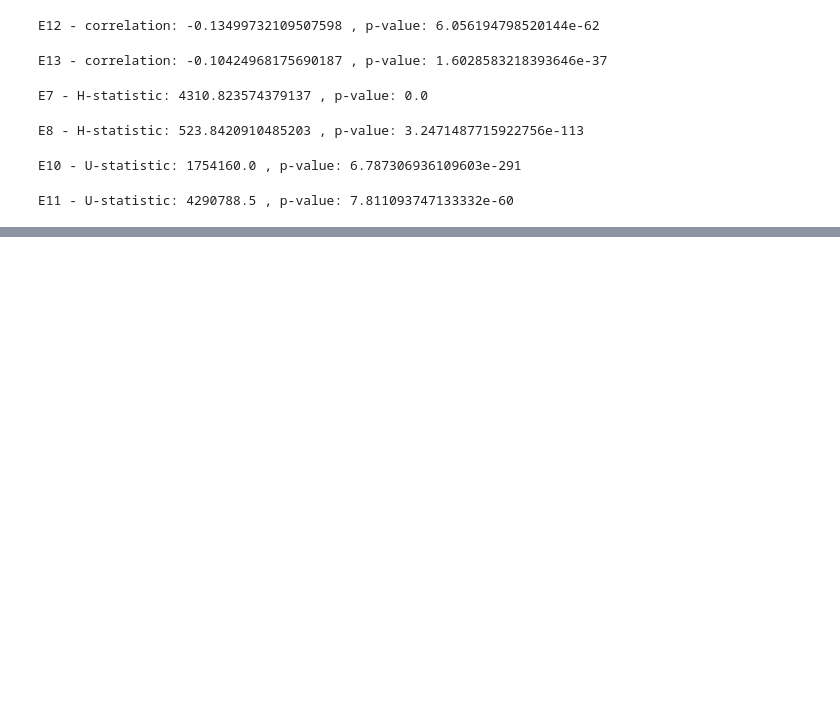
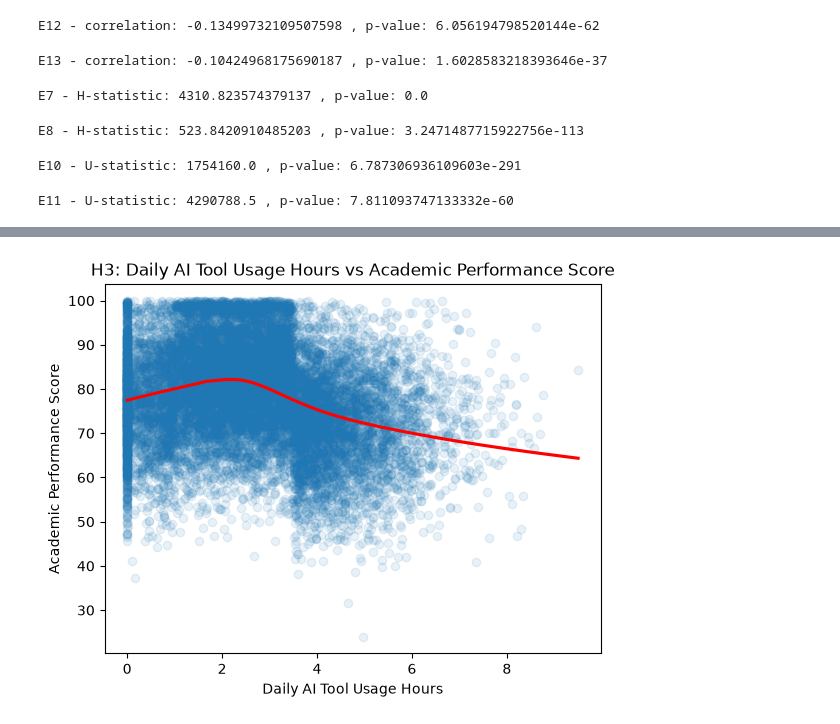
Before and after one commit to parthsharmaww-ai/student-ai-socialmedia-impact, a Jupyter notebook: notebooks/02_hypothesis_testing.ipynb, the cells around one changed output, grey strips where cells are left out. Drawn from its saved outputs; the diff is of its cells as text; code cells hidden in the pictures; blank space fills up the shorter version.

```diff
--- a/notebooks/02_hypothesis_testing.ipynb
+++ b/notebooks/02_hypothesis_testing.ipynb
@@ -140,0 +181,9 @@ E11 - U-statistic: 4290788.5 , p-value: 7.811093747133332e-60
+# %%
+sns.regplot(x='Daily_AI_Tool_Usage_Hours', y='Academic_Performance_Score', data=df,
+            scatter_kws={'alpha': 0.1}, lowess=True, line_kws={'color': 'red'})
+plt.title('H3: Daily AI Tool Usage Hours vs Academic Performance Score')
+plt.xlabel('Daily AI Tool Usage Hours')
+plt.ylabel('Academic Performance Score')
+plt.show()
+# %% [output]
+[figure, added]
```
Also changed, not shown: parts of 8 cells of this notebook.
